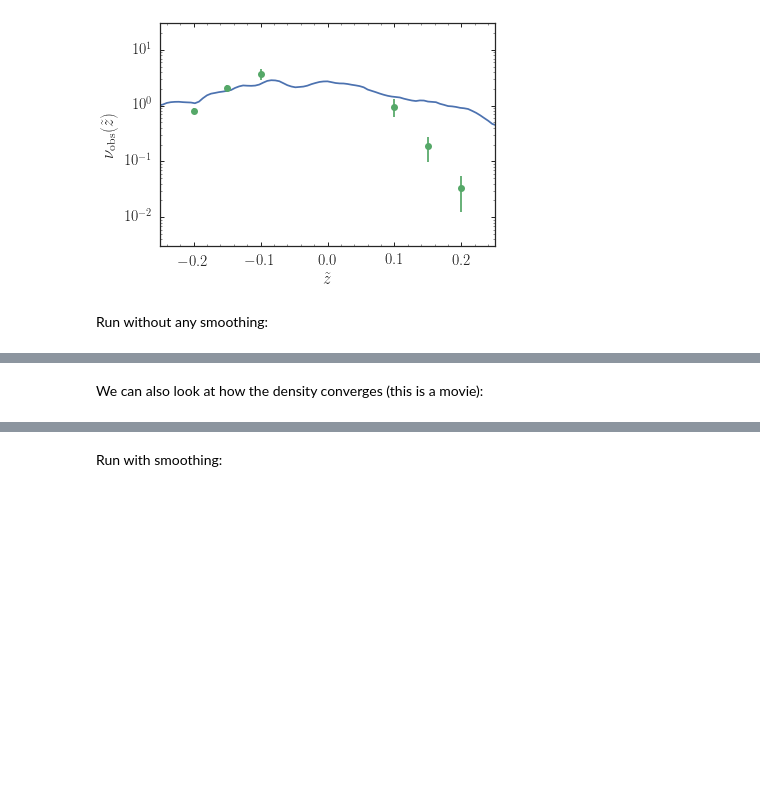
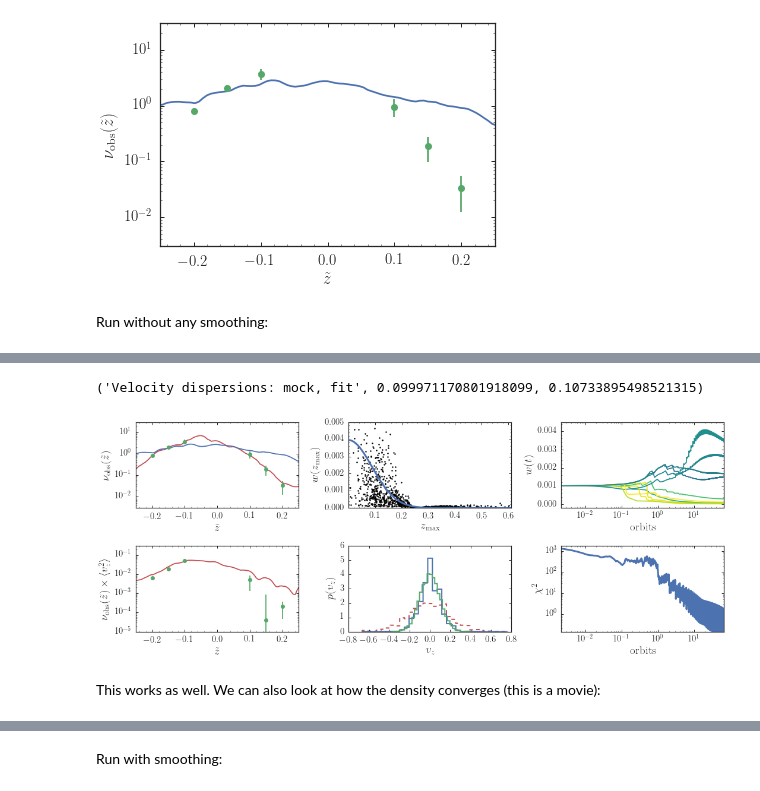
Before and after one commit to jobovy/simple-m2m, a Jupyter notebook: py/HOM2M.ipynb, the cells around one changed output, grey strips where cells are left out. Drawn from its saved outputs; the diff is of its cells as text; code cells hidden in the pictures; blank space fills up the shorter version.

```diff
--- a/py/HOM2M.ipynb
+++ b/py/HOM2M.ipynb
@@ -162,4 +189,70 @@ if save_figures:
+# %%
+step= numpy.pi/3.*10.**-2.
+nstep= 30000
+eps= 10.**-0.5
+mu= 1.
+h_m2m= 0.025
+omega_m2m= omega_true
+zsun_m2m= zsun_true
+prior= 'dirichlet'
+runasy= True
+w_out,Q,wevol,windx= hom2m.run_m2m(w_init,z_m2m,vz_m2m,omega_m2m,zsun_m2m,
+                                   z_obs,dens_obs,dens_obs_noise,
+                                   nstep=nstep,step=step,mu=mu,eps=eps,h_m2m=h_m2m,prior=prior,
+                                   output_wevolution=10,runasy=runasy)
+# %%
+A_m2m, phi_m2m= hom2m.zvz_to_Aphi(z_m2m,vz_m2m,omega_m2m)
+z_out= numpy.linspace(-0.3,0.3,101)
+dens_final= hom2m.compute_dens(z_m2m,zsun_true,z_out,h_m2m,w=w_out)
+bovy_plot.bovy_print(axes_labelsize=19.,text_fontsize=14.,xtick_labelsize=15.,ytick_labelsize=15.)
+figsize(15,6)
+subplot(2,3,1)
+bovy_plot.bovy_plot(z_out,dens_init,'-',semilogy=True,
+                   xlabel=r'$\tilde{z}$',ylabel=r'$\nu_{\mathrm{obs}}(\tilde{z})$',
+                   xrange=[-.25,0.25],yrange=[0.003,30.],gcf=True)
+bovy_plot.bovy_plot(z_obs,dens_obs,'o',semilogy=True,overplot=True)
+bovy_plot.bovy_plot(z_out,dens_final,'-',semilogy=True,overplot=True,zorder=0)
+errorbar(z_obs,dens_obs,yerr=dens_obs_noise,marker='None',ls='none',color=sns.color_palette()[1])
+yscale('log',nonposy='clip')
+subplot(2,3,4)
+densv2_final= hom2m.compute_densv2(z_m2m,vz_m2m,zsun_true,z_out,h_m2m,w=w_out)
+bovy_plot.bovy_plot(z_obs,densv2_obs,'o',semilogy=True,color=sns.color_palette()[1],
+                    xlabel=r'$\tilde{z}$',ylabel=r'$\nu_{\mathrm{obs}}(\tilde{z})\times\langle v_z^2\rangle$',
+                    xrange=[-.25,0.25],yrange=[0.00001,.3],gcf=True)
+bovy_plot.bovy_plot(z_out,densv2_final,'-',semilogy=True,overplot=True,zorder=0,
+                   color=sns.color_palette()[2])
+errorbar(z_obs,densv2_obs,yerr=densv2_obs_noise,marker='None',ls='none',color=sns.color_palette()[1])
+yscale('log',nonposy='clip')
+subplot(2,3,2)
+bovy_plot.bovy_plot(A_m2m,w_out,'k.',ms=5.,
+                    xlabel=r'$z_{\mathrm{max}}$',ylabel=r'$w(z_{\mathrm{max}})$',
+                   yrange=[0.,5./len(w_out)],gcf=True)
+sindx= numpy.argsort(A_m2m)
+w_expect= numpy.exp((A_m2m[sindx]*omega_m2m)**2./2.*(1./sigma_init**2.-1./sigma_true**2.))
+w_expect/= numpy.sum(w_expect)
+plot(A_m2m[sindx],w_expect,lw=3.)
+subplot(2,3,5)
+_= hist(vz_m2m,weights=w_out,histtype='step',lw=2.,normed=True,bins=31,zorder=1)
+_= hist(vz_mock,histtype='step',lw=2.,normed=True,bins=31,zorder=2)
+_= hist(vz_m2m,histtype='step',lw=2.,normed=True,bins=31,ls='--',zorder=0)
+xlabel(r'$v_z$')
+ylabel(r'$p(v_z)$')
+print("Velocity dispersions: mock, fit",numpy.std(vz_mock),\
+      numpy.sqrt(numpy.sum(w_out*(vz_m2m-numpy.sum(w_out*vz_m2m)/numpy.sum(w_out))**2.)/numpy.sum(w_out)))
+subplot(2,3,3)
+for ii in range(len(wevol)):
+    bovy_plot.bovy_plot(numpy.linspace(0.,1.,nstep)*nstep*step*omega_true/2./numpy.pi,wevol[ii],'-',
+                        color=cm.viridis(A_m2m[windx][ii]/0.3),
+                        yrange=[-0.2/len(z_m2m),numpy.amax(wevol)*1.1],
+                        semilogx=True,xlabel=r'$\mathrm{orbits}$',ylabel=r'$w(t)$',gcf=True,overplot=ii>0)
+subplot(2,3,6)
+bovy_plot.bovy_plot(numpy.linspace(0.,1.,nstep)*nstep*step*omega_true/2./numpy.pi,numpy.sum(Q,axis=1),lw=3.,
+                   loglog=True,xlabel=r'$\mathrm{orbits}$',ylabel=r'$\chi^2$',gcf=True)
+tight_layout()
+# %% [output]
+('Velocity dispersions: mock, fit', 0.099971170801918099, 0.10733895498521315)
+[figure, added]
 # %% [markdown]
-We can also look at how the density converges (this is a movie):
+This works as well. We can also look at how the density converges (this is a movie):
 # %%
 step= numpy.pi/3.*10.**-2.
```
Also changed, not shown: parts of 10 cells of this notebook.
